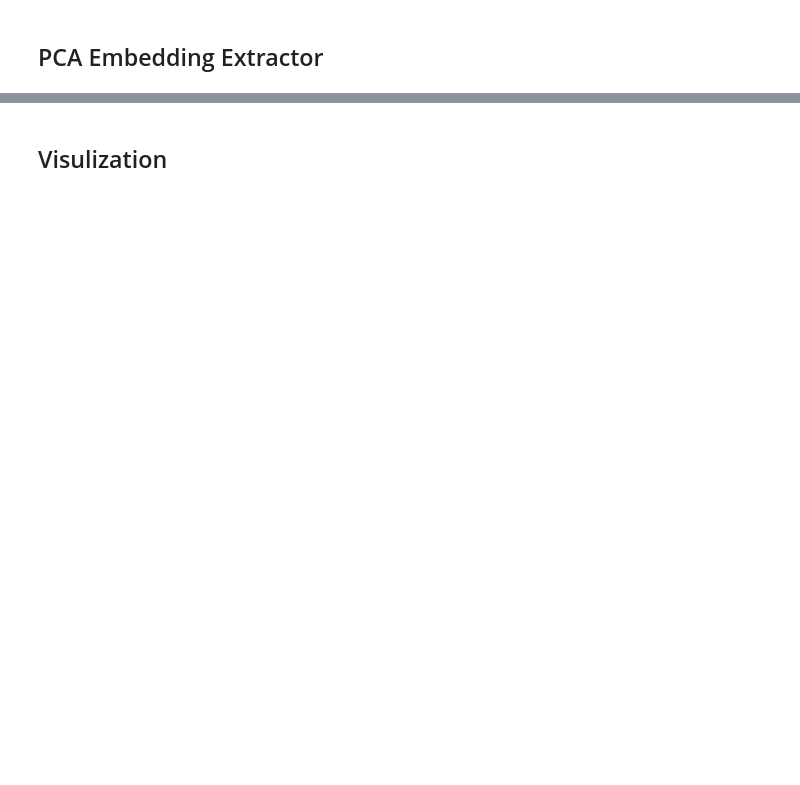
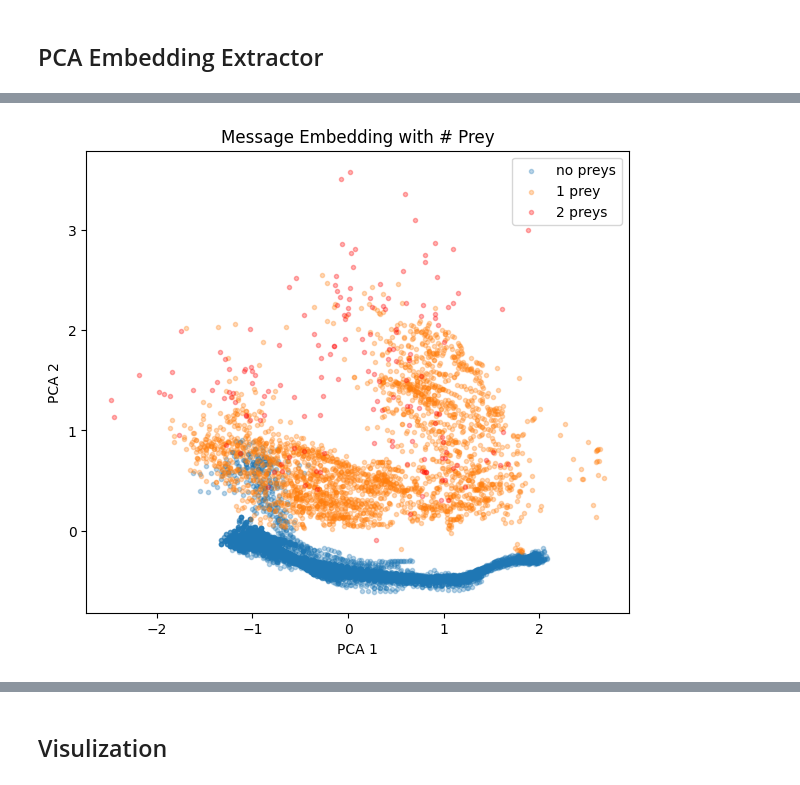
Before and after one commit to Sayantan0013/marl-indep-comm, a Jupyter notebook: param_share/analysis/Analysis.ipynb, the cells around one changed output, grey strips where cells are left out. Drawn from its saved outputs; the diff is of its cells as text; code cells hidden in the pictures; blank space fills up the shorter version.

```diff
--- a/param_share/analysis/Analysis.ipynb
+++ b/param_share/analysis/Analysis.ipynb
@@ -84,0 +167,36 @@ plt.scatter(*(transformed_key.T),marker='.')
+# %%
+## Messages Wrt Vision
+
+start = 4 if closed else 2
+
+prey_not_present = (obs_array[:,:,start:-1].sum(axis=2)<1).reshape(-1)
+prey_present = (obs_array[:,:,start:-1].sum(axis=2) == 1).reshape(-1)
+both_prey_present = (obs_array[:,:,start:-1].sum(axis=2)>1).reshape(-1)
+
+
+def plot_with_num_prey(embeddings):
+    plt.xlabel('PCA 1')
+    plt.ylabel('PCA 2')
+    plt.scatter(*(embeddings[prey_not_present].T),marker='.',alpha=alpha, label = 'no preys')
+    plt.scatter(*(embeddings[prey_present].T),marker='.',alpha=alpha, label = '1 prey ')
+    plt.scatter(*(embeddings[both_prey_present].T),marker='.',alpha=alpha,label = '2 preys',c='red')
+
+    plt.legend()
+
+
+plt.figure(figsize=(7,6))
+# plt.subplot(131)
+plt.title('Message Embedding with # Prey')
+plot_with_num_prey(transformed_msg)
+
+# plt.subplot(132)
+# plt.title('Key Embedding with # Prey')
+# plot_with_num_prey(transformed_key)
+
+# plt.subplot(133)
+# plt.title('Query Embedding')
+# plot_with_num_prey(transformed_query)
+
+plt.show()
+# %% [output]
+[figure, added]
```
Also changed, not shown: parts of 19 cells of this notebook, 3 other files.
